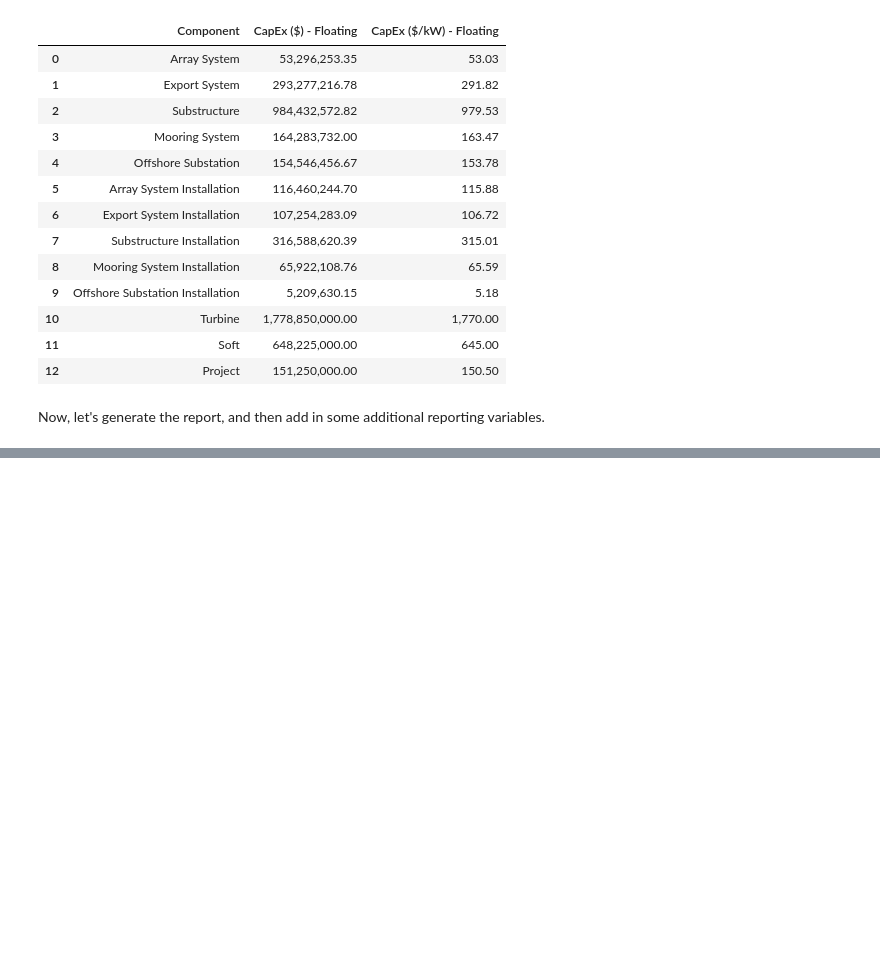
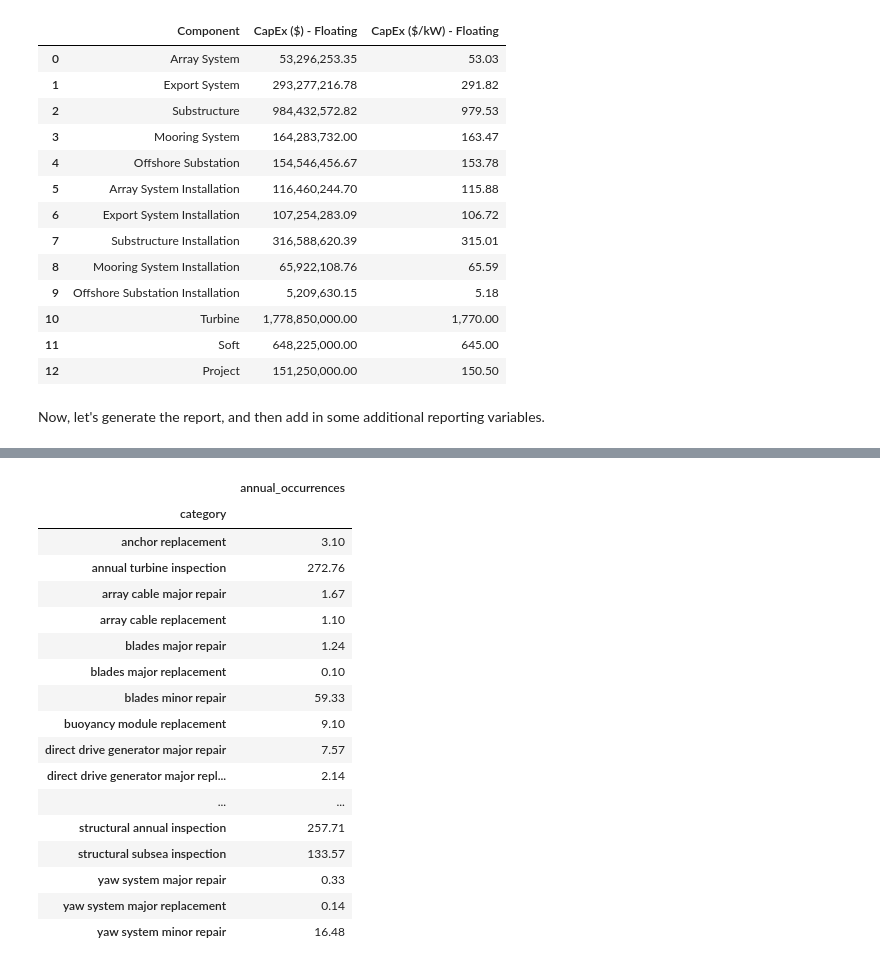
Before and after one commit to NREL/WAVES, a Jupyter notebook: examples/example-floating-deep.ipynb, the cells around one changed output, grey strips where cells are left out. Cells and saved outputs as stored; diff of their text form; code cells hidden in the pictures; blank space fills up the shorter version.

```diff
--- a/examples/example-floating-deep.ipynb
+++ b/examples/example-floating-deep.ipynb
@@ -379,0 +458,21 @@ project_floating.wombat.metrics.equipment_costs(frequency="annual", by_equipment
+# %%
+timing
+# %% [output]
+|  | annual_occurrences |
+| category |  |
+| anchor replacement | 3.10 |
+| annual turbine inspection | 272.76 |
+| array cable major repair | 1.67 |
+| array cable replacement | 1.10 |
+| blades major repair | 1.24 |
+| blades major replacement | 0.10 |
+| blades minor repair | 59.33 |
+| buoyancy module replacement | 9.10 |
+| direct drive generator major repair | 7.57 |
+| direct drive generator major repl... | 2.14 |
+| ... | ... |
+| structural annual inspection | 257.71 |
+| structural subsea inspection | 133.57 |
+| yaw system major repair | 0.33 |
+| yaw system major replacement | 0.14 |
+| yaw system minor repair | 16.48 |
```
Also changed, not shown: parts of 18 cells of this notebook, 5 other files.
